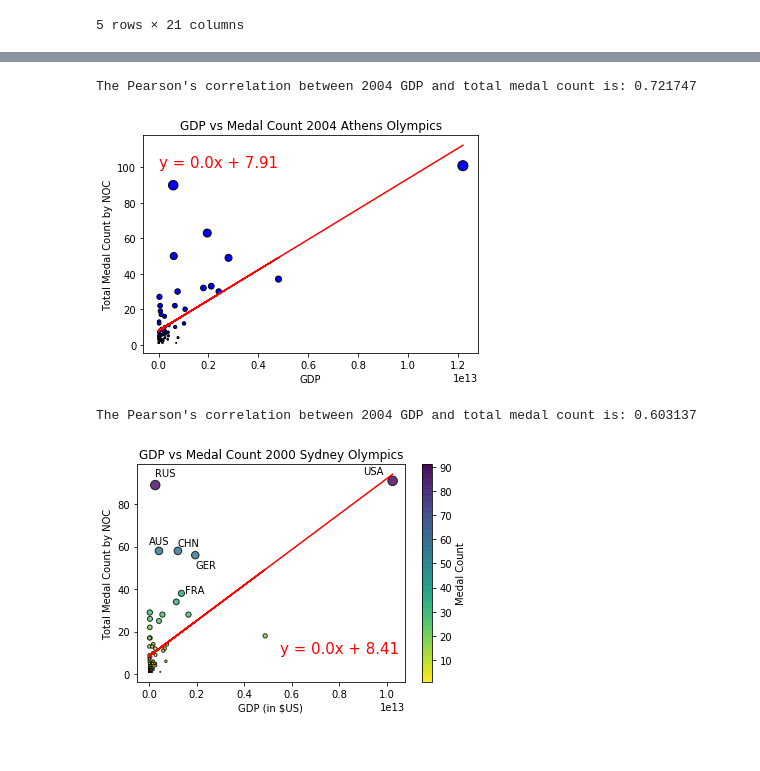
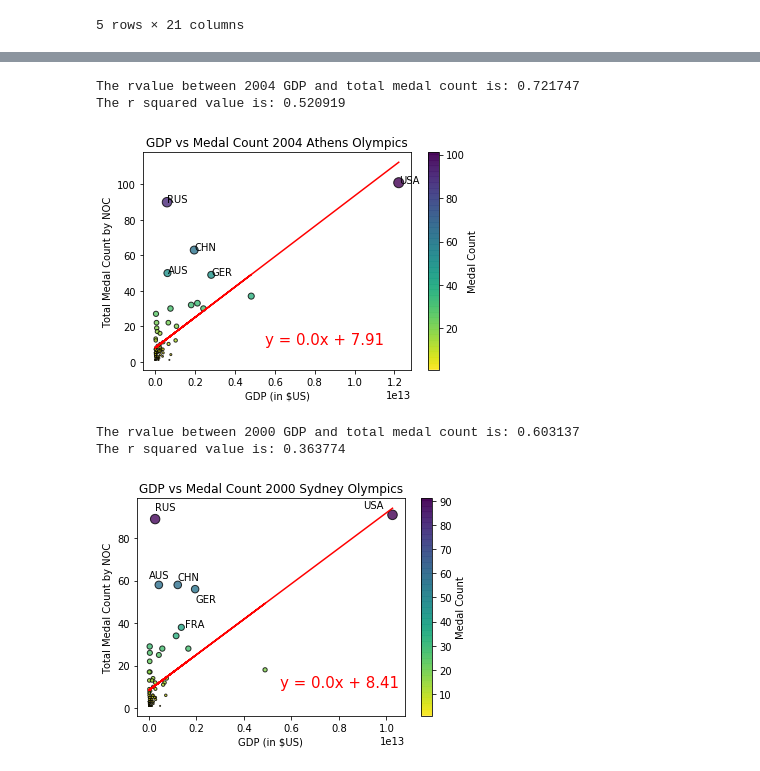
Before and after one commit to tysorensen/project1-group1, a Jupyter notebook: olympic_data_angie.ipynb, the cells around one changed output, grey strips where cells are left out. Drawn from its saved outputs; the diff is of its cells as text; code cells hidden in the pictures.

```diff
--- a/olympic_data_angie.ipynb
+++ b/olympic_data_angie.ipynb
@@ -207,39 +255,57 @@ no_null_olympics_2004 = olympics_2004.dropna(how='any')
 # # Dropping duplicate medals for team events
 final_result = no_null_olympics_2004.drop_duplicates(subset=['Event', 'NOC', 'Medal'])
 
 # Grouping by NOC countries and calculating total medals won by country
 medal_count_by_NOC_2004 = final_result.NOC.value_counts().to_frame(name = "Medal_Count").reset_index()
 final_medal_count_by_NOC_2004 = medal_count_by_NOC_2004.rename(columns={"index": "NOC"})
 
 # Creating a dataframe for just 2004 GDP data
 gdp_NOC_2004 = gdp_data.loc[: , ["NOC", "2004"]]
 
 # Merge the medal count by NOC and GDP dataframes
 merge_2004 = pd.merge(final_medal_count_by_NOC_2004, gdp_NOC_2004, on="NOC", how="left")
 merge_2004["Reformatted"] = (merge_2004["2004"]/1000000000).apply(lambda x: "${:,.2f}BB".format(x))
 clean_merge_2004 = merge_2004.dropna(how="any")
 
 # Scatter plot of medal count and gdp for 2004 Olympic medal winners to see
 # if there is a correlation between GDP and medal count.  Also adding linear regression
 medal_count = clean_merge_2004["Medal_Count"]
 gdp = clean_merge_2004["2004"]
 
+# Create regression line and calculate rvalue and r_squared
 x_values = gdp
 y_values = medal_count
+noc_types = clean_merge_2004["NOC"]
 (slope, intercept, rvalue, pvalue, stderr) = linregress(x_values , y_values)
 regress_values = x_values * slope + intercept
 line_eq = "y = " + str(round(slope,2)) + "x + " + str(round(intercept,2))
-plt.scatter(x_values, y_values,  marker="o", facecolors="blue", edgecolor="black", s=medal_count)
+r_squared = (rvalue**2)
+
+# Create scatterplot, colormap
+c = clean_merge_2004["Medal_Count"]
+plt.scatter(x_values, y_values,  marker="o", facecolors="blue", edgecolor="black", s=medal_count,
+           c=c, cmap = 'viridis_r', alpha=0.8)
 plt.plot(x_values, regress_values, "r-")
-plt.annotate(line_eq, (1, 100), fontsize=15, color="red")
+plt.annotate(line_eq, (5500000000000, 10), fontsize=15, color="red")
+cbar = plt.colorbar()
+cbar.set_label('Medal Count')
 plt.title("GDP vs Medal Count 2004 Athens Olympics")
-plt.xlabel("GDP")
+plt.xlabel("GDP (in $US)")
 plt.ylabel("Total Medal Count by NOC")
 
-print(f"The Pearson's correlation between 2004 GDP and total medal count is: {round(rvalue, 6)}")
+# Add labels to top medal count winners
+plt.text(12213729147000.00, 101, "USA")
+plt.text(591016690742.80, 90, "RUS")
+plt.text(1955347004963.27, 63, "CHN")
+plt.text(612490396927.02, 50, "AUS")
+plt.text(2809187981127.39, 49, "GER")
+
+print(f"The rvalue between 2004 GDP and total medal count is: {round(rvalue, 6)}")
+print(f"The r squared value is: {round(r_squared, 6)}")
 # %% [output]
-The Pearson's correlation between 2004 GDP and total medal count is: 0.721747
+The rvalue between 2004 GDP and total medal count is: 0.721747
+The r squared value is: 0.520919
-[figure, old version]
+[figure, new version]
 # %%
 # GDP and medal count analysis on 2000 Olympics
 olympics_2000 = summer_olympics.loc[summer_olympics.Year == 2000]
@@ -267,13 +333,14 @@ clean_merge_2000 = merge_2000.dropna(how="any")
 medal_count = clean_merge_2000["Medal_Count"]
 gdp = clean_merge_2000["2000"]
 
-# Calculate regression line
+# Create regression line and calculate rvalue and r_squared
 x_values = gdp
 y_values = medal_count
 noc_types = clean_merge_2000["NOC"]
 (slope, intercept, rvalue, pvalue, stderr) = linregress(x_values , y_values)
 regress_values = x_values * slope + intercept
 line_eq = "y = " + str(round(slope,2)) + "x + " + str(round(intercept,2))
+r_squared = (rvalue**2)
 
 # Create scatterplot, colormap
 c = clean_merge_2000["Medal_Count"]
@@ -295,7 +362,9 @@ plt.text(1211346869605, 60, "CHN")
 plt.text(1943145384190, 50, "GER")
 plt.text(1500000000000, 38, "FRA")
 
-print(f"The Pearson's correlation between 2004 GDP and total medal count is: {round(rvalue, 6)}")
+print(f"The rvalue between 2000 GDP and total medal count is: {round(rvalue, 6)}")
+print(f"The r squared value is: {round(r_squared, 6)}")
 # %% [output]
-The Pearson's correlation between 2004 GDP and total medal count is: 0.603137
+The rvalue between 2000 GDP and total medal count is: 0.603137
+The r squared value is: 0.363774
-[figure, old version]
+[figure, new version]
```
Also changed, not shown: parts of 3 cells of this notebook, 1 other file.
